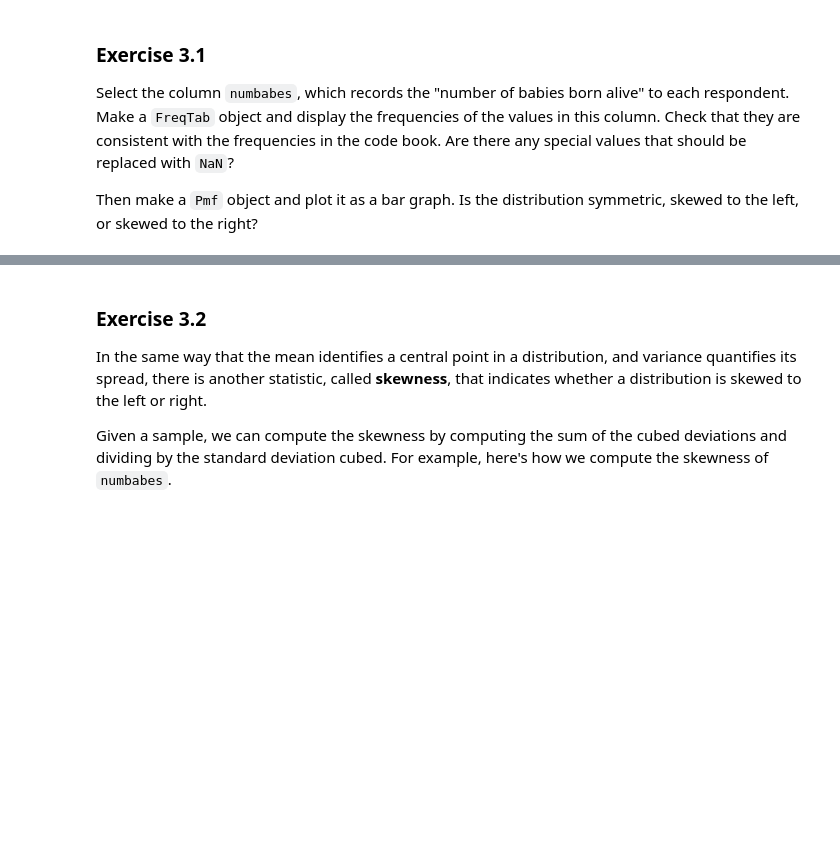
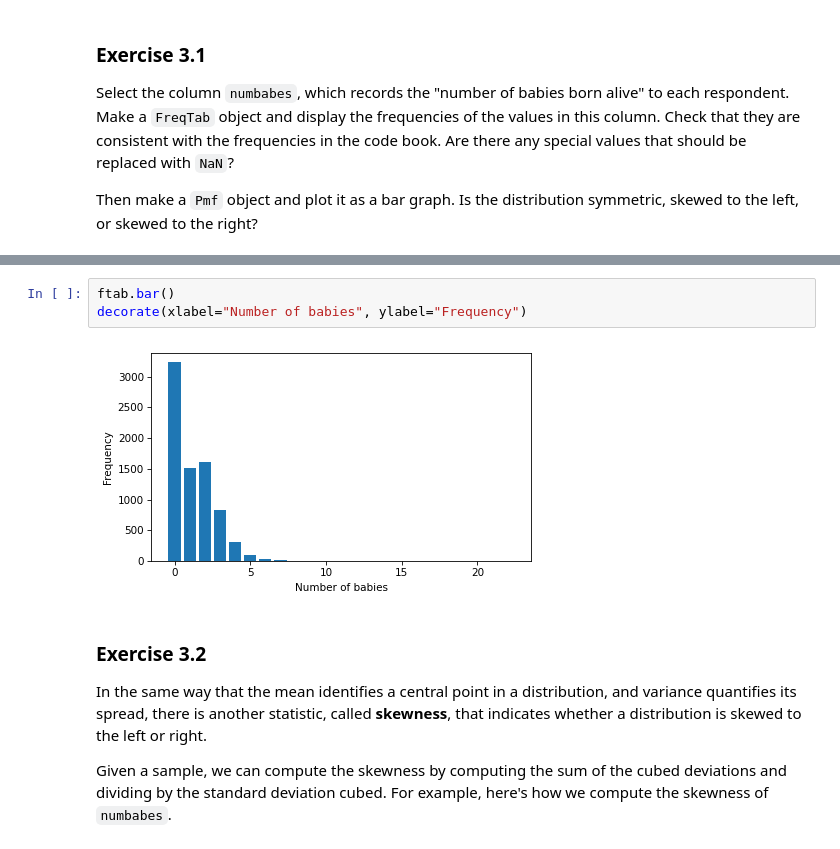
Before and after one commit to apriltaoyvr/think-stats, a Jupyter notebook: nb/chap03.ipynb, the cells around one changed output, grey strips where cells are left out. Cells and saved outputs as stored; diff of their text form; blank space fills up the shorter version.

```diff
--- a/nb/chap03.ipynb
+++ b/nb/chap03.ipynb
@@ -519,3 +547,8 @@ decorate(xlabel="Number of babies", ylabel="PMF")
+# %%
+ftab.bar()
+decorate(xlabel="Number of babies", ylabel="Frequency")
+# %% [output]
+[figure, added]
 # %% [markdown]
 ### Exercise 3.2
 
```
Also changed, not shown: parts of 10 cells of this notebook.
